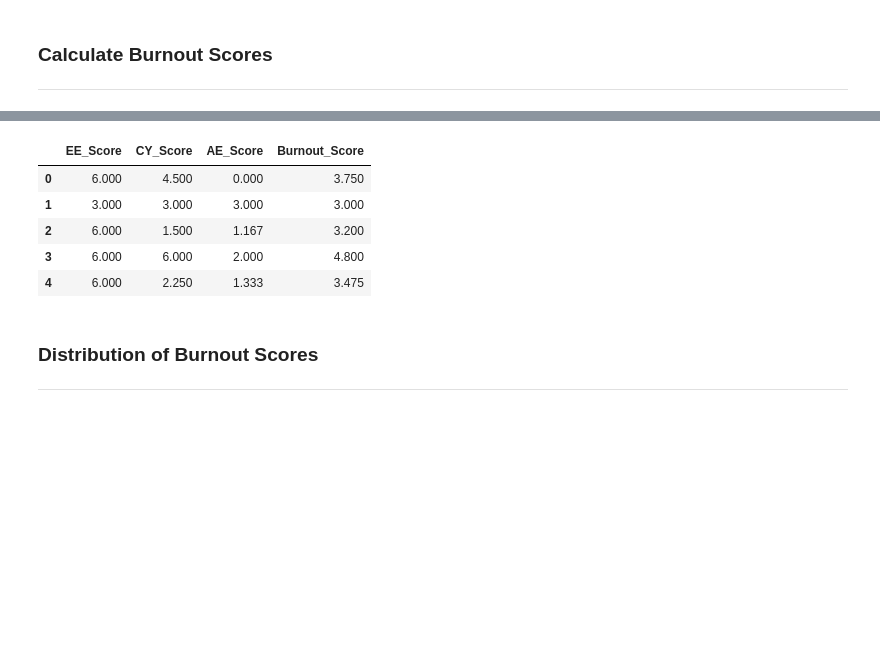
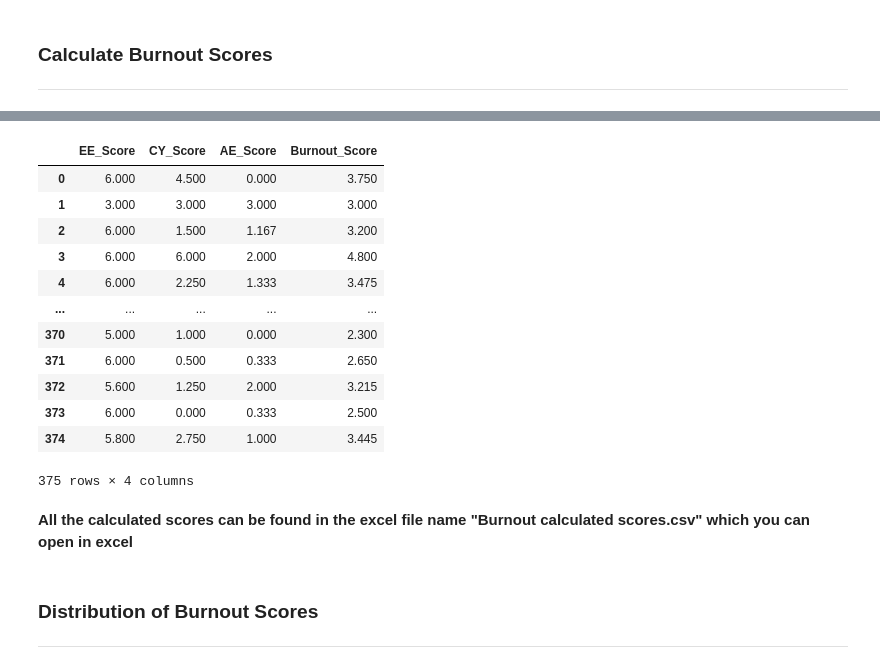
Before and after one commit to jnopareboateng/ml-library, a Jupyter notebook: Burn out/analysis_v2.ipynb, the cells around one changed output, grey strips where cells are left out. Cells and saved outputs as stored; diff of their text form; code cells hidden in the pictures; blank space fills up the shorter version.

```diff
--- a/Burn out/analysis_v2.ipynb
+++ b/Burn out/analysis_v2.ipynb
@@ -226,9 +319,18 @@ max       6.000     6.000     6.000          5.550
 # %%
-df[['EE_Score', 'CY_Score', 'AE_Score', 'Burnout_Score']].head()
+df[
+    ["EE_Score", "CY_Score", "AE_Score", "Burnout_Score"]
+]  # first 5 and last 5 rows of calculated scores
 # %% [output]
 |  | EE_Score | CY_Score | AE_Score | Burnout_Score |
 | 0 | 6.000 | 4.500 | 0.000 | 3.750 |
 | 1 | 3.000 | 3.000 | 3.000 | 3.000 |
 | 2 | 6.000 | 1.500 | 1.167 | 3.200 |
 | 3 | 6.000 | 6.000 | 2.000 | 4.800 |
 | 4 | 6.000 | 2.250 | 1.333 | 3.475 |
+| ... | ... | ... | ... | ... |
+| 370 | 5.000 | 1.000 | 0.000 | 2.300 |
+| 371 | 6.000 | 0.500 | 0.333 | 2.650 |
+| 372 | 5.600 | 1.250 | 2.000 | 3.215 |
+| 373 | 6.000 | 0.000 | 0.333 | 2.500 |
+| 374 | 5.800 | 2.750 | 1.000 | 3.445 |
+375 rows × 4 columns
@@ -235,3 +339,5 @@ df[['EE_Score', 'CY_Score', 'AE_Score', 'Burnout_Score']].head()
+# %% [markdown]
+**All the calculated scores can be found in the excel file name "Burnout calculated scores.csv" which you can open in excel**
 # %% [markdown]
 ### Distribution of Burnout Scores
 
```
Also changed, not shown: parts of 14 cells of this notebook, 2 other files.
